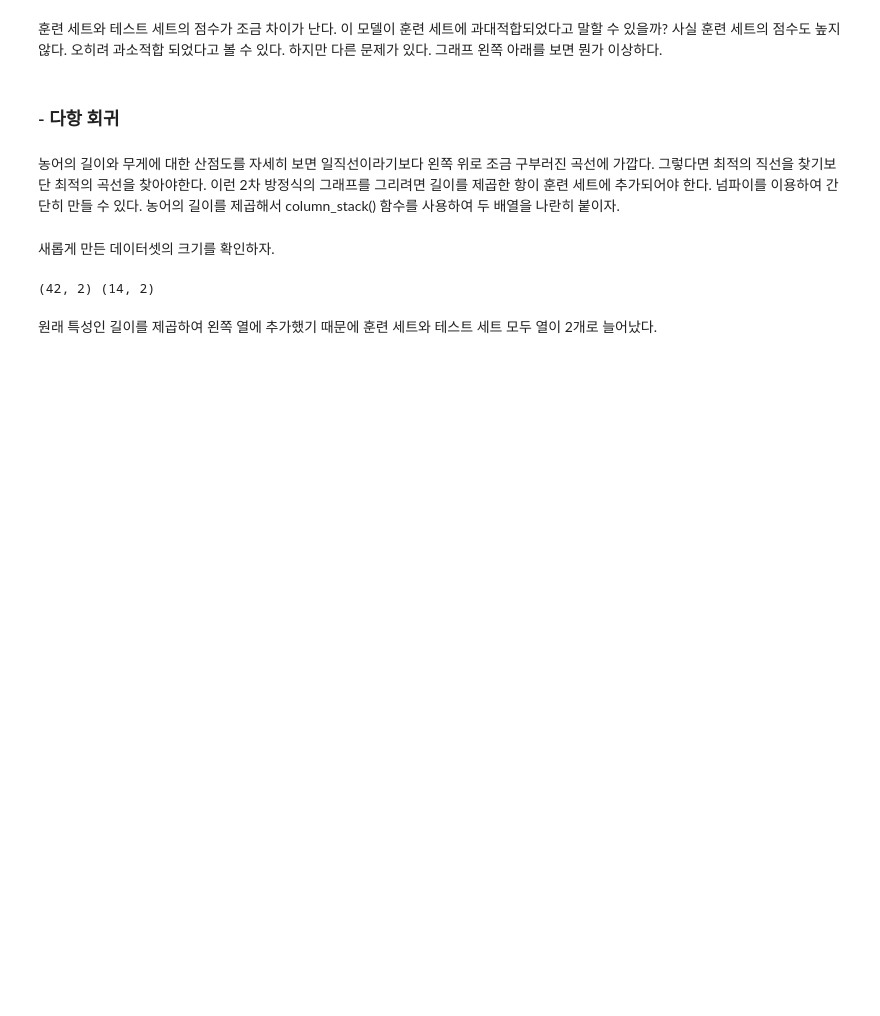
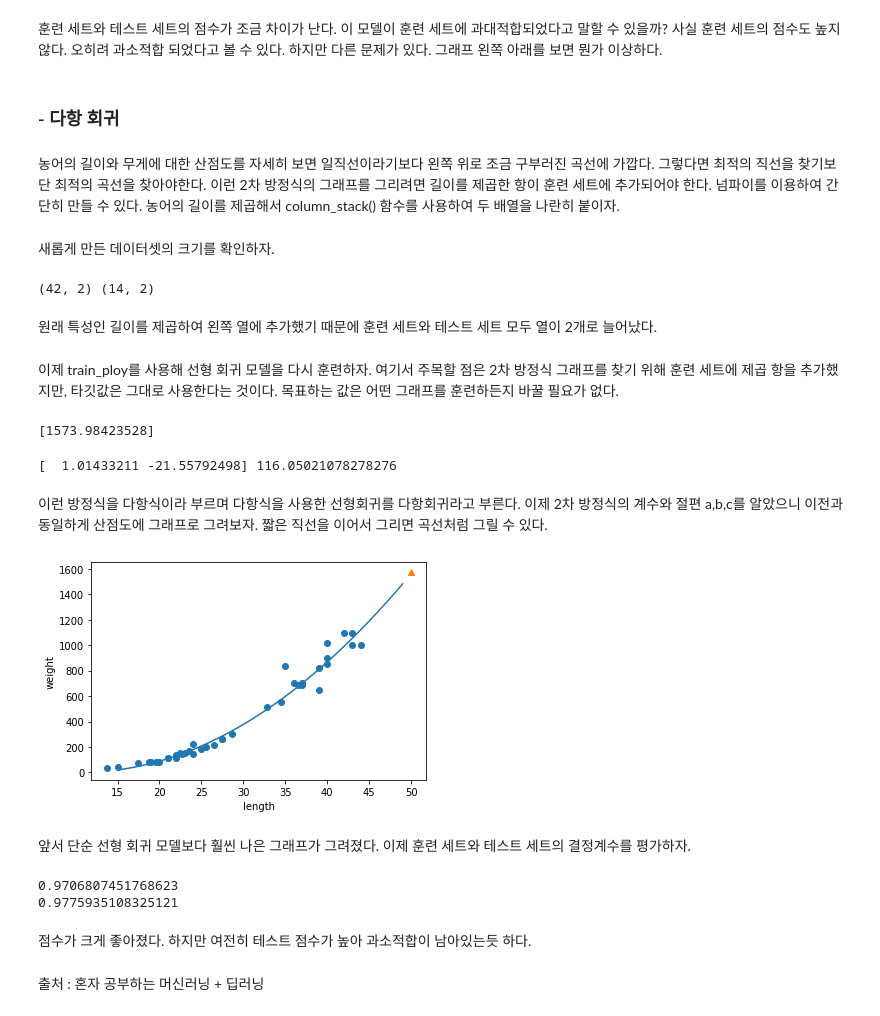
Before and after one commit to jaeyoon89/machinlearnig_deeplearning_study, a Jupyter notebook: mldl_ch3-2_Regression.ipynb, the cells around one changed output. Saved outputs shown, nothing was run; the diff lists cells and outputs as text; code cells hidden in the pictures; blank space fills up the shorter version.

```diff
--- a/mldl_ch3-2_Regression.ipynb
+++ b/mldl_ch3-2_Regression.ipynb
@@ -177,3 +177,46 @@ print(train_poly.shape, test_poly.shape)
 (42, 2) (14, 2)
 # %% [markdown]
 원래 특성인 길이를 제곱하여 왼쪽 열에 추가했기 때문에 훈련 세트와 테스트 세트 모두 열이 2개로 늘어났다.
+# %% [markdown]
+이제 train_ploy를 사용해 선형 회귀 모델을 다시 훈련하자. 여기서 주목할 점은 2차 방정식 그래프를 찾기 위해 훈련 세트에 제곱 항을 추가했지만, 타깃값은 그대로 사용한다는 것이다. 목표하는 값은 어떤 그래프를 훈련하든지 바꿀 필요가 없다.
+# %%
+lr = LinearRegression()
+lr.fit(train_poly, train_target)
+
+print(lr.predict([[50**2, 50]]))
+# %% [output]
+[1573.98423528]
+# %%
+print(lr.coef_, lr.intercept_)
+# %% [output]
+[  1.01433211 -21.55792498] 116.05021078278276
+# %% [markdown]
+이런 방정식을 다항식이라 부르며 다항식을 사용한 선형회귀를 다항회귀라고 부른다.
+이제 2차 방정식의 계수와 절편 a,b,c를 알았으니 이전과 동일하게 산점도에 그래프로 그려보자. 짧은 직선을 이어서 그리면 곡선처럼 그릴 수 있다.
+# %%
+# 구간별 직선을 그리기 위해 15에서 49까지 정수 배열을 만든다.
+point = np.arange(15,50)
+
+# 훈련 세트의 산점도를 그린다.
+plt.scatter(train_input, train_target)
+plt.plot(point, 1.01*point**2 - 21.6*point + 116.05)
+
+# 50cm 농어 데이터
+plt.scatter([50], [1574], marker='^')
+plt.xlabel('length')
+plt.ylabel('weight')
+plt.show()
+# %% [output]
+[figure, added]
+# %% [markdown]
+앞서 단순 선형 회귀 모델보다 훨씬 나은 그래프가 그려졌다. 이제 훈련 세트와 테스트 세트의 결정계수를 평가하자.
+# %%
+print(lr.score(train_poly, train_target))
+print(lr.score(test_poly, test_target))
+# %% [output]
+0.9706807451768623
+0.9775935108325121
+# %% [markdown]
+점수가 크게 좋아졌다. 하지만 여전히 테스트 점수가 높아 과소적합이 남아있는듯 하다.
+# %% [markdown]
+출처 : 혼자 공부하는 머신러닝 + 딥러닝
```
